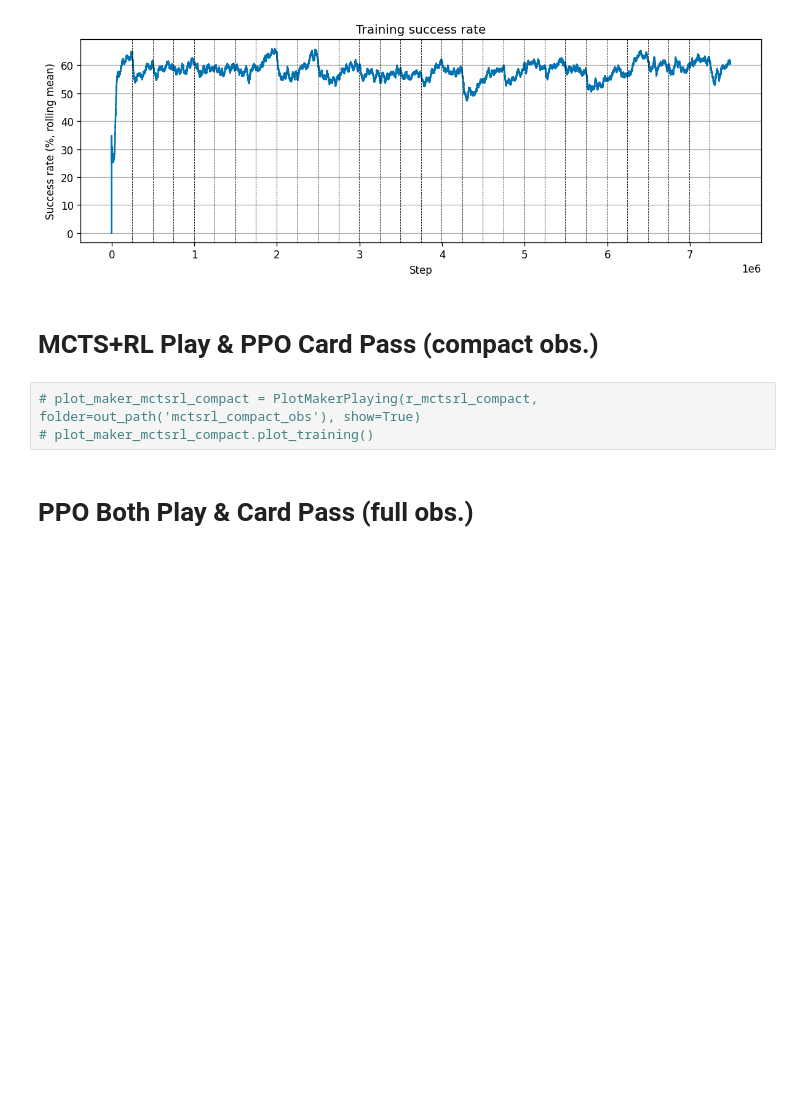
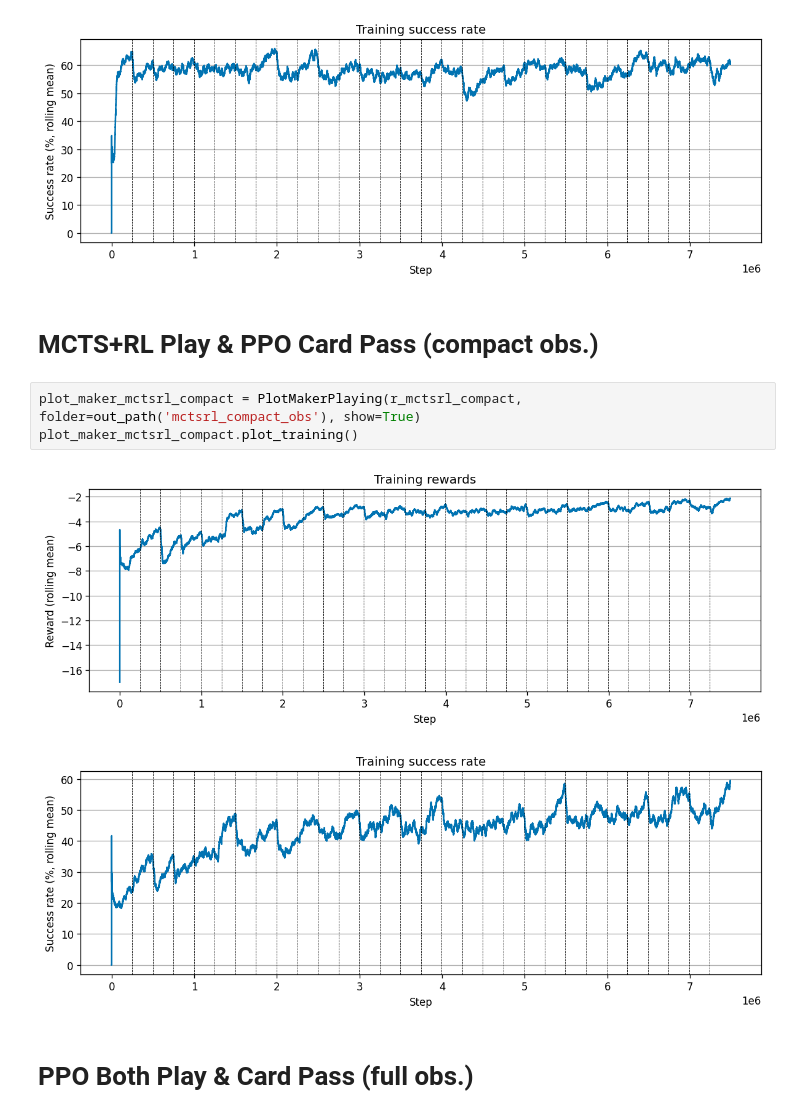
Before and after one commit to maciejors/hearts_ai, a Jupyter notebook: notebooks/results_final_training.ipynb, the cells around one changed output. Saved outputs shown, nothing was run; the diff lists cells and outputs as text; blank space fills up the shorter version.

```diff
--- a/notebooks/results_final_training.ipynb
+++ b/notebooks/results_final_training.ipynb
@@ -30,8 +30,11 @@ plot_maker_mctsrl_full.plot_training()
 # %% [markdown]
 # MCTS+RL Play & PPO Card Pass (compact obs.)
 # %%
-# plot_maker_mctsrl_compact = PlotMakerPlaying(r_mctsrl_compact, folder=out_path('mctsrl_compact_obs'), show=True)
-# plot_maker_mctsrl_compact.plot_training()
+plot_maker_mctsrl_compact = PlotMakerPlaying(r_mctsrl_compact, folder=out_path('mctsrl_compact_obs'), show=True)
+plot_maker_mctsrl_compact.plot_training()
+# %% [output]
+[figure, added]
+[figure, added]
 # %% [markdown]
 # PPO Both Play & Card Pass (full obs.)
 # %%
```
Also changed, not shown: parts of 6 cells of this notebook, 1 other file.
